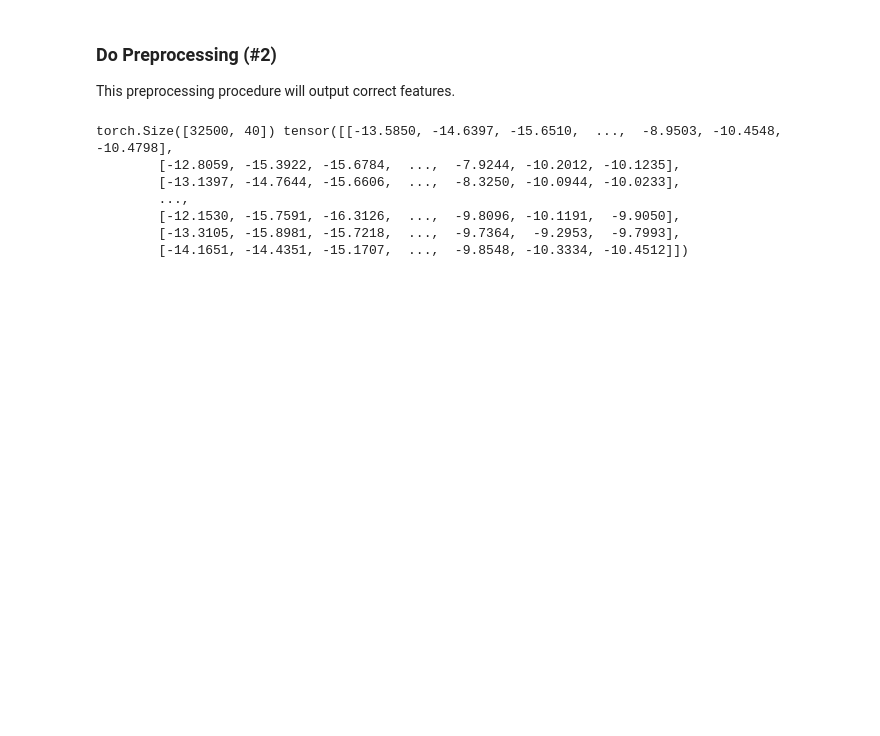
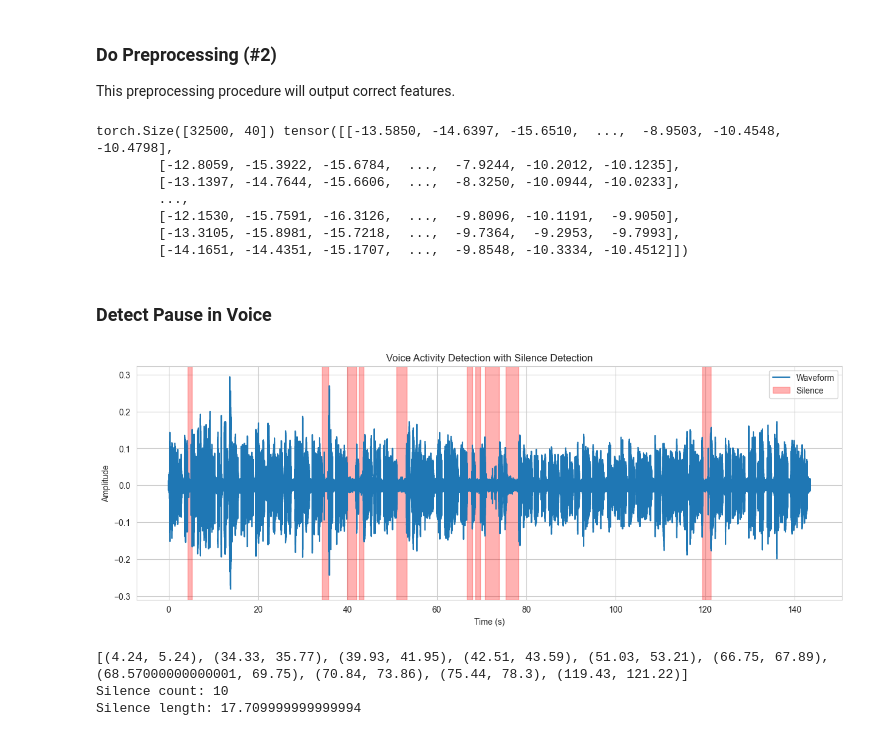
Before and after one commit to scris/ml-project-fautt, a Jupyter notebook: feats/audio.ipynb, the cells around one changed output. Drawn from its saved outputs; the diff is of its cells as text; code cells hidden in the pictures; blank space fills up the shorter version.

```diff
--- a/feats/audio.ipynb
+++ b/feats/audio.ipynb
@@ -259,3 +259,75 @@ torch.Size([32500, 40]) tensor([[-13.5850, -14.6397, -15.6510,  ...,  -8.9503, -
         [-12.1530, -15.7591, -16.3126,  ...,  -9.8096, -10.1191,  -9.9050],
         [-13.3105, -15.8981, -15.7218,  ...,  -9.7364,  -9.2953,  -9.7993],
         [-14.1651, -14.4351, -15.1707,  ...,  -9.8548, -10.3334, -10.4512]])
+# %% [markdown]
+### Detect Pause in Voice
+# %%
+import torch
+import matplotlib.pyplot as plt
+import numpy as np
+
+wf = list_waveform[6]
+sr = list_sample_rate[6]
+
+def get_silence_indices(wf_np, sr):
+    frame_length = 0.025
+    frame_shift = 0.010
+    frame_length_samples = int(frame_length * sr)
+    frame_shift_samples = int(frame_shift * sr)
+    num_frames = int((len(wf_np) - frame_length_samples) / frame_shift_samples) + 1
+    frames = np.stack([
+        wf_np[i * frame_shift_samples: i * frame_shift_samples + frame_length_samples]
+        for i in range(num_frames)
+    ])
+    frame_energy = np.sum(frames ** 2, axis=1)
+
+    energy_threshold = np.mean(frame_energy) * 0.5
+    speech_frames = frame_energy > energy_threshold
+
+    # Detect silence frames
+    min_silence_duration = 1
+    min_silence_frames = int(min_silence_duration / frame_shift)
+    silence_indices = []
+    current_silence = []
+
+    for i, is_speech in enumerate(speech_frames):
+        if not is_speech:
+            current_silence.append(i)
+        else:
+            if len(current_silence) >= min_silence_frames:
+                silence_start = current_silence[0] * frame_shift
+                silence_end = (current_silence[-1] + 1) * frame_shift
+                silence_indices.append((silence_start, silence_end))
+            current_silence = []
+
+    if len(current_silence) >= min_silence_frames:
+        silence_start = current_silence[0] * frame_shift
+        silence_end = (current_silence[-1] + 1) * frame_shift
+        silence_indices.append((silence_start, silence_end))
+    return silence_indices
+
+wf_np = wf.numpy()
+silence_indices = get_silence_indices(wf_np, sr)
+time = np.linspace(0, len(wf_np) / sr, num=len(wf_np))
+
+plt.figure(figsize=(15, 5))
+plt.plot(time, wf_np, label='Waveform')
+
+for (start, end) in silence_indices:
+    plt.axvspan(start, end, color='red', alpha=0.3, label='Silence')
+
+plt.xlabel('Time (s)')
+plt.ylabel('Amplitude')
+plt.title('Voice Activity Detection with Silence Detection')
+plt.legend(['Waveform', 'Silence'])
+plt.show()
+# %% [output]
+[figure, added]
+# %%
+print(silence_indices)
+print("Silence count:", len(silence_indices))
+print("Silence length:", sum(end - start for start, end in silence_indices))
+# %% [output]
+[(4.24, 5.24), (34.33, 35.77), (39.93, 41.95), (42.51, 43.59), (51.03, 53.21), (66.75, 67.89), (68.57000000000001, 69.75), (70.84, 73.86), (75.44, 78.3), (119.43, 121.22)]
+Silence count: 10
+Silence length: 17.709999999999994
```
Also changed, not shown: 2 other files.
